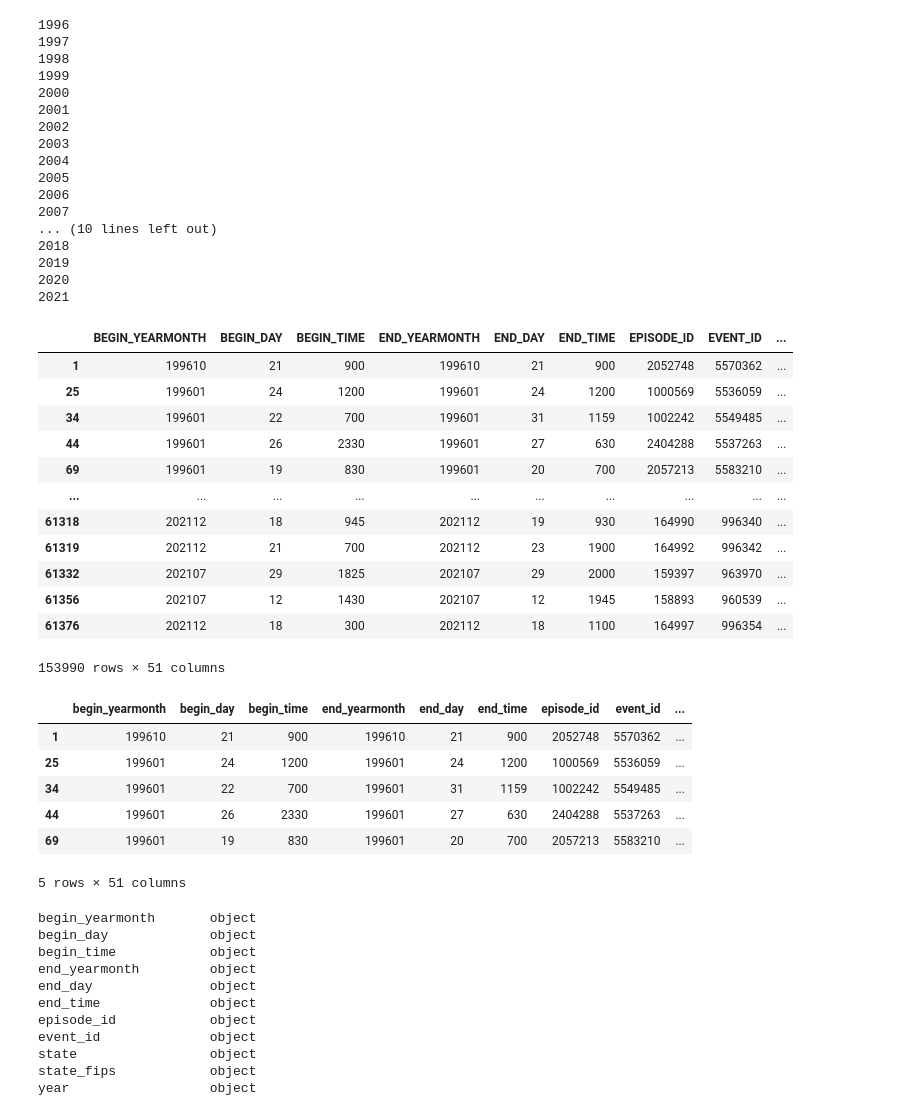
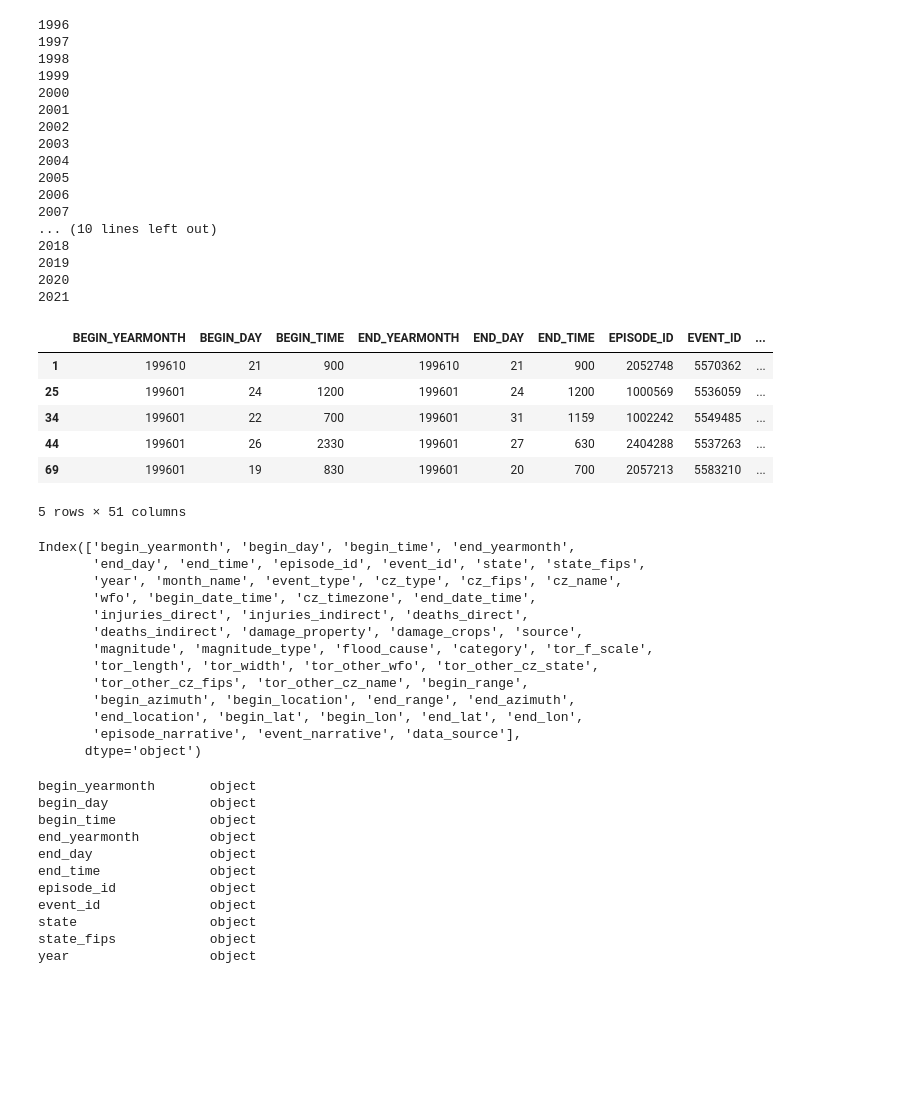
Before and after one commit to kpretz/Social-Economics-of-Flood-Ocurrence, a Jupyter notebook: 01_DataWrangling.ipynb, the cells around one changed output. Cells and saved outputs as stored; diff of their text form; code cells hidden in the pictures; blank space fills up the shorter version.

```diff
--- a/01_DataWrangling.ipynb
+++ b/01_DataWrangling.ipynb
@@ -23,6 +23,7 @@ years_to_dl = range(1996, 2022, 1) ##download data for 1996 on, no flood data pr
 filename_to_dl = [f for f in file_list if 'details-ftp_v1.0_d' in f]
 filename_to_dl[0:5]
 
+##initialize data subset rather than downloading whole storm event dataset
 df_flood = pd.DataFrame()
 flood_types = ['Flood', 'Flash Flood']
 
@@ -30,56 +31,53 @@ for year in years_to_dl:
     filename = [s for s in file_list if 'details-ftp_v1.0_d' + str(year) in s][0]
     df_flood_year = pd.read_csv(storm_url + filename, dtype='object')
     # print(df_flood_year[df_flood_year['EVENT_TYPE'].isin(flood_types)])
     df_flood = pd.concat([df_flood, df_flood_year[df_flood_year['EVENT_TYPE'].isin(flood_types)]])
     print(year)
 
-df_flood
+df_flood.head()
 # %% [output]
 1996
 1997
 1998
 1999
 2000
 2001
 2002
 2003
 2004
 2005
 2006
 2007
 ... (10 lines left out)
 2018
 2019
 2020
 2021
 |  | BEGIN_YEARMONTH | BEGIN_DAY | BEGIN_TIME | END_YEARMONTH | END_DAY | END_TIME | EPISODE_ID | EVENT_ID | ... |
 | 1 | 199610 | 21 | 900 | 199610 | 21 | 900 | 2052748 | 5570362 | ... |
 | 25 | 199601 | 24 | 1200 | 199601 | 24 | 1200 | 1000569 | 5536059 | ... |
 | 34 | 199601 | 22 | 700 | 199601 | 31 | 1159 | 1002242 | 5549485 | ... |
 | 44 | 199601 | 26 | 2330 | 199601 | 27 | 630 | 2404288 | 5537263 | ... |
 | 69 | 199601 | 19 | 830 | 199601 | 20 | 700 | 2057213 | 5583210 | ... |
-| ... | ... | ... | ... | ... | ... | ... | ... | ... | ... |
-| 61318 | 202112 | 18 | 945 | 202112 | 19 | 930 | 164990 | 996340 | ... |
-| 61319 | 202112 | 21 | 700 | 202112 | 23 | 1900 | 164992 | 996342 | ... |
-| 61332 | 202107 | 29 | 1825 | 202107 | 29 | 2000 | 159397 | 963970 | ... |
-| 61356 | 202107 | 12 | 1430 | 202107 | 12 | 1945 | 158893 | 960539 | ... |
-| 61376 | 202112 | 18 | 300 | 202112 | 18 | 1100 | 164997 | 996354 | ... |
-153990 rows × 51 columns
+5 rows × 51 columns
 # %%
-##import data
-# df_flood = pd.read_csv('data/extracted_events_NOAA.csv', index_col=0)
-# df_flood = pd.read_csv('https://www.ncdc.noaa.gov/stormevents/csv?eventType=%28Z%29+Coastal+Flood&eventType=%28C%29+Flash+Flood&eventType=%28Z%29+Flood&eventType=%28Z%29+Lakeshore+Flood&beginDate_mm=01&beginDate_dd=01&beginDate_yyyy=1996&endDate_mm=12&endDate_dd=31&endDate_yyyy=2022&hailfilter=0.00&tornfilter=0&windfilter=000&sort=DT&submitbutton=Search&statefips=-999%2CALL')
 ##change col names to lowercase
 df_flood.columns = df_flood.columns.str.lower()
-df_flood.head()
+df_flood.columns
 # %% [output]
-|  | begin_yearmonth | begin_day | begin_time | end_yearmonth | end_day | end_time | episode_id | event_id | ... |
-| 1 | 199610 | 21 | 900 | 199610 | 21 | 900 | 2052748 | 5570362 | ... |
-| 25 | 199601 | 24 | 1200 | 199601 | 24 | 1200 | 1000569 | 5536059 | ... |
-| 34 | 199601 | 22 | 700 | 199601 | 31 | 1159 | 1002242 | 5549485 | ... |
-| 44 | 199601 | 26 | 2330 | 199601 | 27 | 630 | 2404288 | 5537263 | ... |
-| 69 | 199601 | 19 | 830 | 199601 | 20 | 700 | 2057213 | 5583210 | ... |
-5 rows × 51 columns
+Index(['begin_yearmonth', 'begin_day', 'begin_time', 'end_yearmonth',
+       'end_day', 'end_time', 'episode_id', 'event_id', 'state', 'state_fips',
+       'year', 'month_name', 'event_type', 'cz_type', 'cz_fips', 'cz_name',
+       'wfo', 'begin_date_time', 'cz_timezone', 'end_date_time',
+       'injuries_direct', 'injuries_indirect', 'deaths_direct',
+       'deaths_indirect', 'damage_property', 'damage_crops', 'source',
+       'magnitude', 'magnitude_type', 'flood_cause', 'category', 'tor_f_scale',
+       'tor_length', 'tor_width', 'tor_other_wfo', 'tor_other_cz_state',
+       'tor_other_cz_fips', 'tor_other_cz_name', 'begin_range',
+       'begin_azimuth', 'begin_location', 'end_range', 'end_azimuth',
+       'end_location', 'begin_lat', 'begin_lon', 'end_lat', 'end_lon',
+       'episode_narrative', 'event_narrative', 'data_source'],
+      dtype='object')
 # %%
 ##check dtypes
 df_flood.dtypes
```
Also changed, not shown: parts of 14 cells of this notebook, 2 other files.
